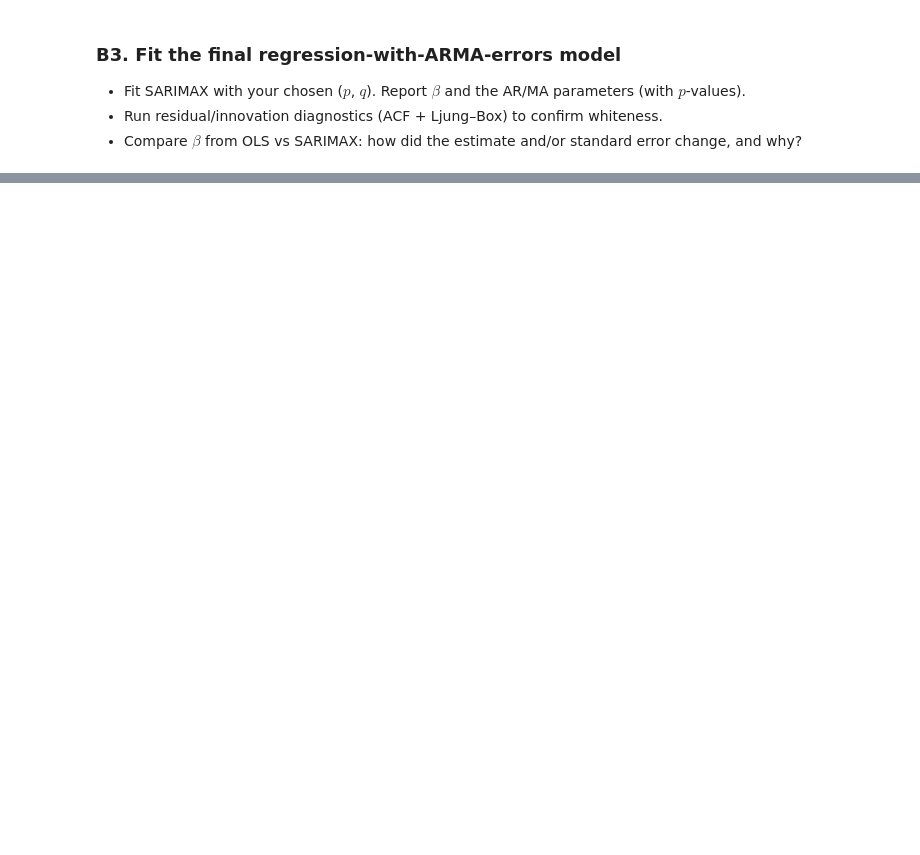
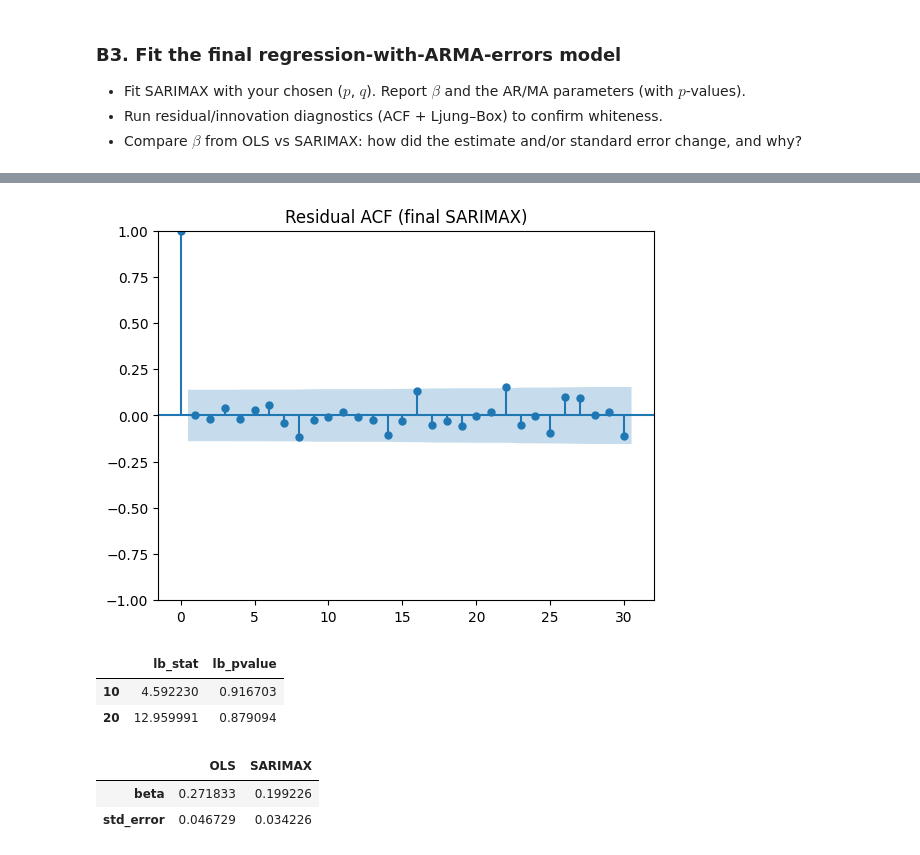
Before and after one commit to FVardi/PhD-Courses, a Jupyter notebook: Deep learning for time-series/Assignments/assignment_1.ipynb, the cells around one changed output, grey strips where cells are left out. Saved outputs shown, nothing was run; the diff lists cells and outputs as text; code cells hidden in the pictures; blank space fills up the shorter version.

```diff
--- a/Deep learning for time-series/Assignments/assignment_1.ipynb
+++ b/Deep learning for time-series/Assignments/assignment_1.ipynb
@@ -422,3 +474,20 @@ plt.show()
 - Fit SARIMAX with your chosen ($p$, $q$). Report $\beta$ and the AR/MA parameters (with $p$-values).
 - Run residual/innovation diagnostics (ACF + Ljung–Box) to confirm whiteness.
 - Compare $\beta$ from OLS vs SARIMAX: how did the estimate and/or standard error change, and why?
+# %%
+final_model = SARIMAX(
+    y,
+    exog=x,
+    order=(1, 0, 2),
+    trend="c",
+    enforce_stationarity=False,
+    enforce_invertibility=False
+).fit()
+
+params = pd.DataFrame({
+    "estimate": final_model.params,
+    "std_error": final_model.bse,
+    "p_value": final_model.pvalues
+})
+
+params
@@ -424,0 +502,23 @@ plt.show()
+# %%
+plot_acf(final_model.resid, lags=30)
+plt.title("Residual ACF (final SARIMAX)")
+plt.show()
+# %% [output]
+[figure, added]
+# %%
+acorr_ljungbox(final_model.resid, lags=[10,20], return_df=True)
+# %% [output]
+|  | lb_stat | lb_pvalue |
+| 10 | 4.592230 | 0.916703 |
+| 20 | 12.959991 | 0.879094 |
+# %%
+comparison = pd.DataFrame({
+    "OLS": [ols_model.params[x_name], ols_model.bse[x_name]],
+    "SARIMAX": [final_model.params[x_name], final_model.bse[x_name]]
+}, index=["beta", "std_error"])
+
+comparison
+# %% [output]
+|  | OLS | SARIMAX |
+| beta | 0.271833 | 0.199226 |
+| std_error | 0.046729 | 0.034226 |
```
Also changed, not shown: parts of 18 cells of this notebook, 1 other file.
